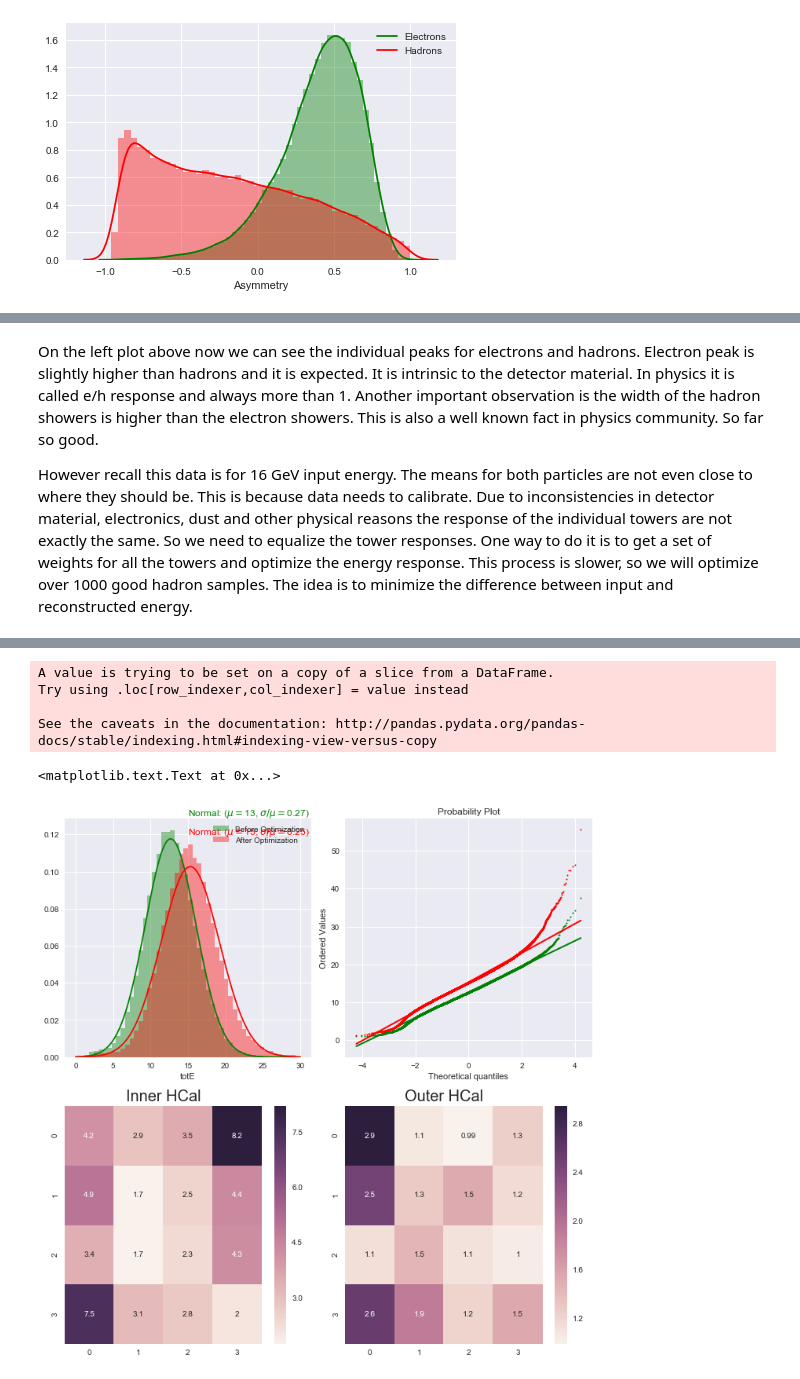
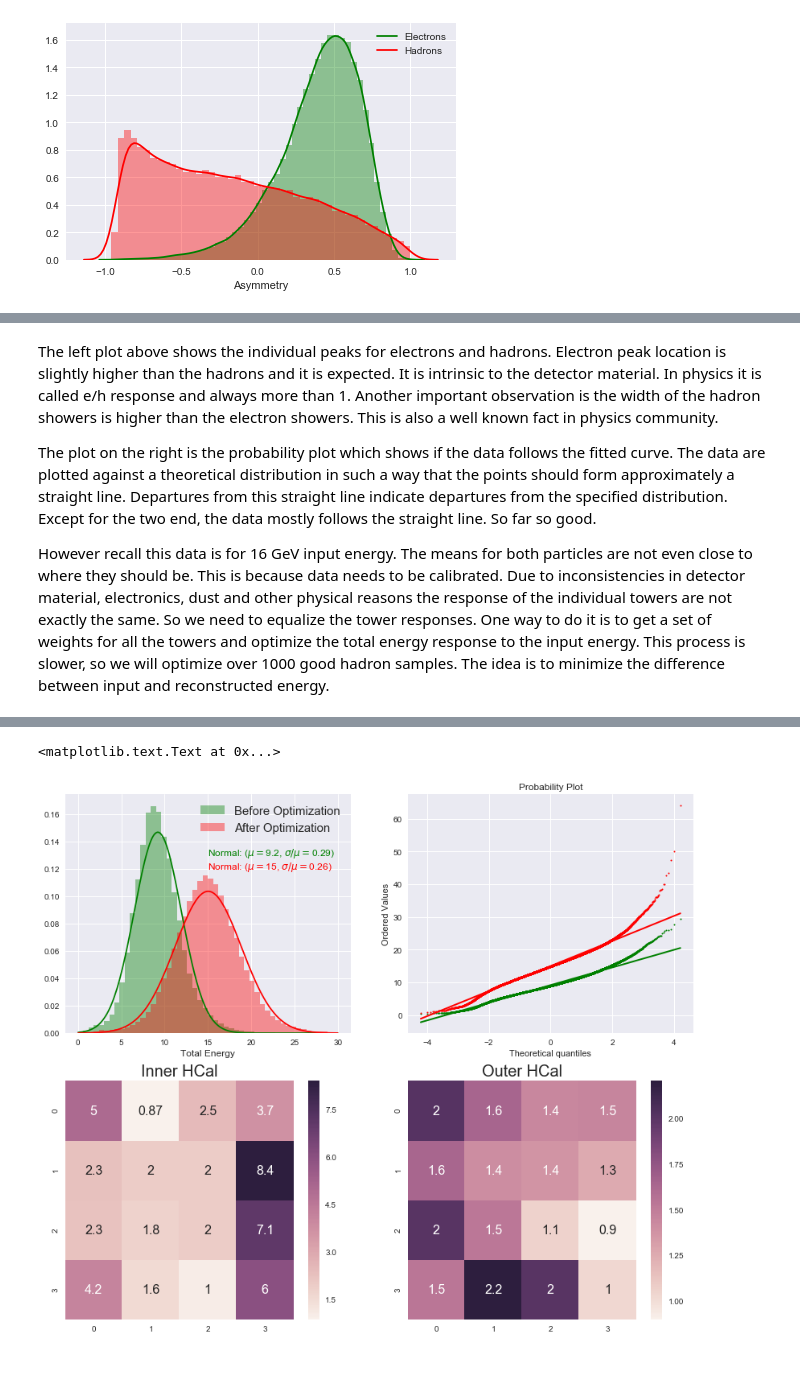
Before and after one commit to sen1/HCal-notebook, a Jupyter notebook: HCal.ipynb, the cells around one changed output, grey strips where cells are left out. Cells and saved outputs as stored; diff of their text form; code cells hidden in the pictures.

```diff
--- a/HCal.ipynb
+++ b/HCal.ipynb
@@ -58,0 +62,8 @@ Welcome to ROOTaaS 6.06/08
+# %%
+filename = 'input/Prototype_pionn_16.root'
+rfile = TFile(filename)
+intree = rfile.Get('T')
+variables = ['run','beam_mom','C2_sum','hcalin_twr_e','hcalout_twr_e']
+myarray = tree2array(intree,branches=variables)
+df = pd.DataFrame(myarray.tolist(), columns=variables)
+df.shape
@@ -135,7 +148,7 @@ As expected electrons deposit most of energies in the inner HCal, hence asymmetr
 
 Lets look into which towers contain most of the energies. We can look into a heatmap of the 4x4 towers.
 # %%
-f, (ax1, ax2) = plt.subplots(1, 2, figsize=(10,4))
+f, (ax1, ax2) = plt.subplots(1, 2, figsize=(12,4))
 hcalin_twr_sum = df['hcalin_twr_e'].sum()
 hcalin_twr_sum = hcalin_twr_sum/sum(hcalin_twr_sum)
 sns.heatmap(hcalin_twr_sum.reshape(4,4),annot=True, annot_kws={"size": 16}, ax=ax1)
@@ -153,10 +166,10 @@ So most of energy is deposited in one tower. This is expected because beam was n
 
 Now lets look into the total energy, combining both the sections.
 # %%
-#df = df[df.good_e+df.good_h==1]
+df = df[df.good_e+df.good_h==1]
 df['sum_e'] = df['hcalin_sum'] + df['hcalout_sum']
 
-fig, (ax1,ax2) = plt.subplots(1,2,figsize=(10,5))
+fig, (ax1,ax2) = plt.subplots(1,2,figsize=(12,5))
 #for electrons
 sns.distplot(df[df['good_e']]['sum_e'], kde=False, color='red', fit=stats.norm,  label="Electrons", hist_kws={"range":[0,20]}, fit_kws={"clip":[0,20],"color":'red'},  ax=ax1)
 (mu, sigma) = stats.norm.fit(df[df['good_e']]['sum_e'])
@@ -182,66 +195,62 @@ ax2.get_lines()[3].set_linewidth(2.0)
 # %% [markdown]
-On the left plot above now we can see the individual peaks for electrons and hadrons. Electron peak is slightly higher than hadrons and it is expected. It is intrinsic to the detector material. In physics it is called e/h response and always more than 1. Another important observation is the width of the hadron showers is higher than the electron showers. This is also a well known fact in physics community. So far so good.
+The left plot above shows the individual peaks for electrons and hadrons. Electron peak location is slightly higher than the hadrons and it is expected. It is intrinsic to the detector material. In physics it is called e/h response and always more than 1. Another important observation is the width of the hadron showers is higher than the electron showers. This is also a well known fact in physics community.
 
-However recall this data is for 16 GeV input energy. The means for both particles are not even close to where they should be. This is because data needs to calibrate. Due to inconsistencies in detector material, electronics, dust and other physical reasons the response of the individual towers are not exactly the same. So we need to equalize the tower responses. One way to do it is to get a set of weights for all the towers and optimize the energy response. This process is slower, so we will optimize over 1000 good hadron samples. The idea is to minimize the difference between input and reconstructed energy.
+The plot on the right is the probability plot which shows if the data follows the fitted curve. The data are plotted against a theoretical distribution in such a way that the points should form approximately a straight line. Departures from this straight line indicate departures from the specified distribution. Except for the two end, the data mostly follows the straight line. So far so good.
+
+However recall this data is for 16 GeV input energy. The means for both particles are not even close to where they should be. This is because data needs to be calibrated. Due to inconsistencies in detector material, electronics, dust and other physical reasons the response of the individual towers are not exactly the same. So we need to equalize the tower responses. One way to do it is to get a set of weights for all the towers and optimize the total energy response  to the input energy. This process is slower, so we will optimize over 1000 good hadron samples. The idea is to minimize the difference between input and reconstructed energy.
 # %%
-import math
-dfs = df[df['good_h']][:1000]
-#dfs = dfs[dfs['sum_e']>5][:1000]
-c = [1. for i in xrange(32)]
+dfs = df[df['good_h']].sample(1000) #take a sample
+c = [1. for i in xrange(32)] #initial weights
 
+#calculate (Output - Expected)^2
 def optfunc(E,hin_twr_e,hout_twr_e,weights):
     hin_e = sum(map(op.mul,hin_twr_e,weights[:16]))
     hout_e= sum(map(op.mul,hout_twr_e,weights[16:]))
-    return (hin_e + hout_e + E)**2/math.fabs(E)
+    return (hin_e + hout_e + E)**2
 
-#finally_apply
+#finally apply the weights
 def final_apply(row,weights):
     hin_e = sum(map(op.mul,row['hcalin_twr_e'],weights[:16]))
     hout_e= sum(map(op.mul,row['hcalout_twr_e'],weights[16:]))
     return hin_e + hout_e
 
+#minimization function
 def minfunc(c):
     return sum(dfs.apply(lambda x: optfunc(x['beam_mom'],x['hcalin_twr_e'],x['hcalout_twr_e'],c),axis=1))
-    #corr_energy = df.apply(final_apply,weights=c,axis=1)
-    #return corr_energy.std()/corr_energy.mean()
 
-#bnds = [(0,3) for i in xrange(32)]
-#scipy.optimize.minimize(fun, x0, args=(), method='BFGS', jac=None, tol=None, callback=None, options={'disp': False, 'gtol': 1e-05, 'eps': 1.4901161193847656e-08, 'return_all': False, 'maxiter': None, 'norm': inf})
-
-result = minimize(minfunc,c)
+#result = minimize(minfunc,c,method='Powell',options={'disp': True,'ftol':0.0, 'maxiter':30000, 'maxfev':30000})
 print result
 
-df['sum_e'] = 2*df['hcalin_sum'] + df['hcalout_sum']
-all_h = df[df['good_h']]
-all_h['totE'] = all_h.apply(final_apply,weights=result.x,axis=1)
+df['sum_e'] = df['hcalin_sum'] + df['hcalout_sum']
+df['totE'] = all_h.apply(final_apply,weights=result.x,axis=1)
 
-
-f, ((ax1,ax2),(ax3,ax4)) = plt.subplots(2, 2, figsize=(10,10))
-sns.distplot(all_h['sum_e'], kde=False, color='green', fit=stats.norm,  label="Before Optimization", hist_kws={"range":[0,30]}, fit_kws={"clip":[0,30],"color":'green'},  ax=ax1)
-(mu, sigma) = stats.norm.fit(all_h['sum_e'])
+f, ((ax1,ax2),(ax3,ax4)) = plt.subplots(2, 2, figsize=(14,12))
+sns.distplot(df[df['good_h']]['sum_e'], kde=False, color='green', fit=stats.norm,  label="Before Optimization", hist_kws={"range":[0,30]}, fit_kws={"clip":[0,30],"color":'green'},  ax=ax1)
+(mu, sigma) = stats.norm.fit(df[df['good_h']]['sum_e'])
 ax1.text(15, 0.13, "Normal: ($\mu=${0:.2g}, $\sigma/\mu=${1:.2f})".format(mu, sigma/mu),fontsize=12, color='green')
 
-res = stats.probplot(all_h['sum_e'], plot=ax2)
+res = stats.probplot(df[df['good_h']]['sum_e'], plot=ax2)
 ax2.get_lines()[0].set_markerfacecolor('green')
 ax2.get_lines()[0].set_markersize(2.0)
 ax2.get_lines()[1].set_linewidth(2.0)
 ax2.get_lines()[1].set_color('green')
 
-sns.distplot(all_h['totE'], kde=False, color='red', fit=stats.norm,  label="After Optimization", hist_kws={"range":[0,30]}, fit_kws={"clip":[0,30],"color":'red'},  ax=ax1)
-(mu, sigma) = stats.norm.fit(all_h['totE'])
+sns.distplot(df[df['good_h']]['totE'], kde=False, color='red', fit=stats.norm,  label="After Optimization", hist_kws={"range":[0,30]}, fit_kws={"clip":[0,30],"color":'red'},  ax=ax1)
+(mu, sigma) = stats.norm.fit(df[df['good_h']]['totE'])
 ax1.text(15, 0.12, "Normal: ($\mu=${0:.2g}, $\sigma/\mu=${1:.2f})".format(mu, sigma/mu),fontsize=12, color='red')
-ax1.legend(loc='best', fontsize=10)
+ax1.set_xlabel("Total Energy", fontsize=12)
+ax1.legend(loc='best', fontsize=15)
 
-res = stats.probplot(all_h['totE'], plot=ax2)
+res = stats.probplot(df[df['good_h']]['totE'], plot=ax2)
 ax2.get_lines()[2].set_markerfacecolor('r')
 ax2.get_lines()[2].set_markersize(2.0)
 ax2.get_lines()[3].set_linewidth(2.0)
 
 #plt.subplot(1,3,2)
-sns.heatmap(result.x[:16].reshape(4,4),annot=True, ax=ax3)
+sns.heatmap(result.x[:16].reshape(4,4),annot=True, annot_kws={"size": 16}, ax=ax3)
 ax3.set_title("Inner HCal", fontsize=20)
 
 #plt.subplot(1,3,3)
-sns.heatmap(result.x[16:].reshape(4,4),annot=True, ax=ax4)
+sns.heatmap(result.x[16:].reshape(4,4),annot=True, annot_kws={"size": 16}, ax=ax4)
 ax4.set_title("Outer HCal", fontsize=20)
 # %% [output]
@@ -265,7 +274,3 @@ ax4.set_title("Outer HCal", fontsize=20)
-A value is trying to be set on a copy of a slice from a DataFrame.
-Try using .loc[row_indexer,col_indexer] = value instead
-
-See the caveats in the documentation: http://pandas.pydata.org/pandas-docs/stable/indexing.html#indexing-view-versus-copy
+<matplotlib.text.Text at 0x...>
-<matplotlib.text.Text at 0x...>
-[figure, old version]
+[figure, new version]
 # %% [markdown]
```
Also changed, not shown: parts of 25 cells of this notebook, 1 other file.
